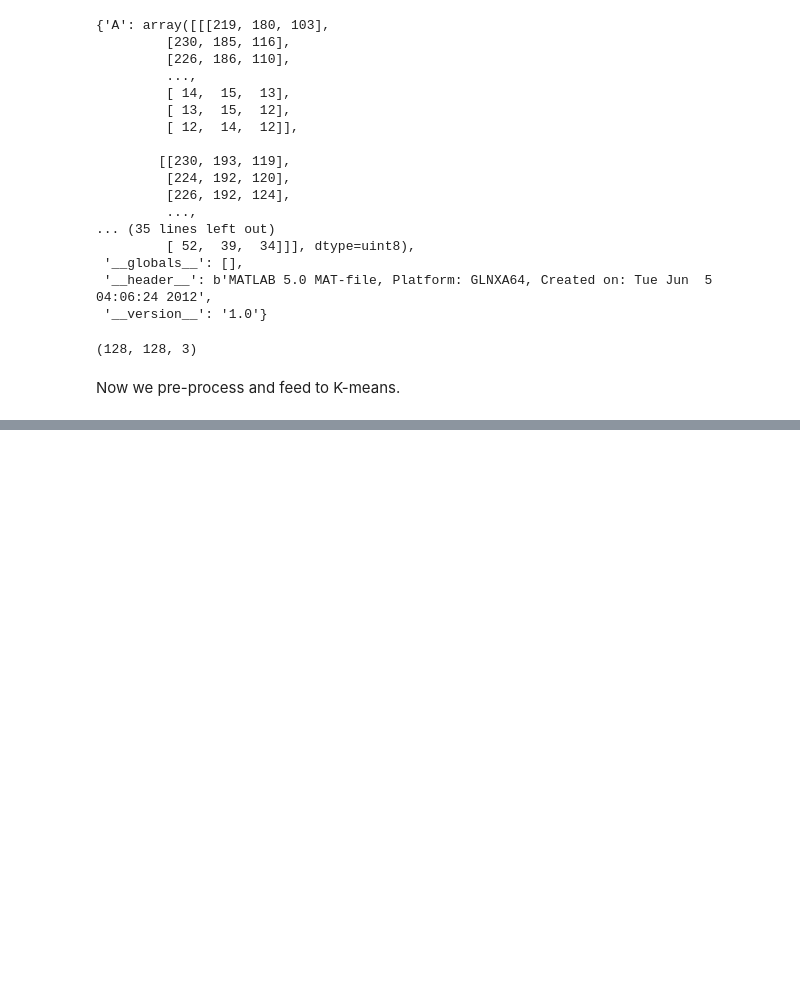
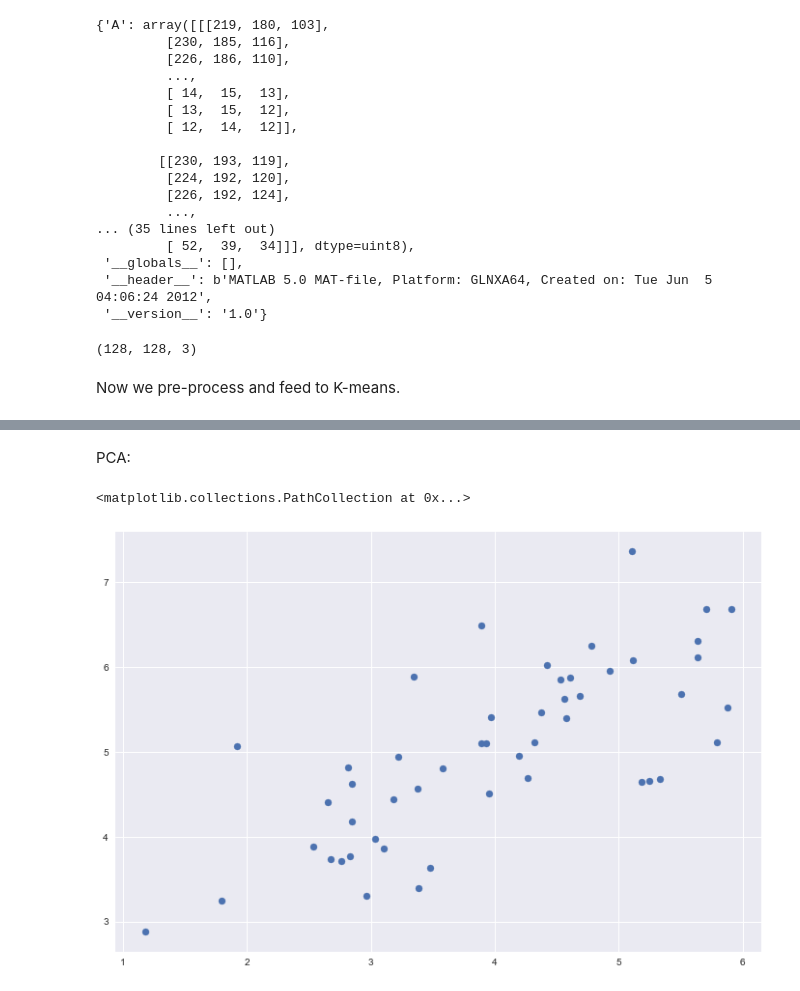
Before and after one commit to db7894/coursera-ml, a Jupyter notebook: ex7.ipynb, the cells around one changed output, grey strips where cells are left out. Drawn from its saved outputs; the diff is of its cells as text; code cells hidden in the pictures; blank space fills up the shorter version.

Commit message:
get more data, graph

```diff
--- a/ex7.ipynb
+++ b/ex7.ipynb
@@ -173,0 +177,11 @@ plt.imshow(X_recovered)
+# %% [markdown]
+PCA:
+# %%
+data = loadmat('data/ex7data1.mat')
+X = data['X']
+# %%
+fig, ax = plt.subplots(figsize=(12,8))
+ax.scatter(X[:, 0], X[:, 1])
+# %% [output]
+<matplotlib.collections.PathCollection at 0x...>
+[figure, added]
```
Also changed, not shown: parts of 1 cell of this notebook.
